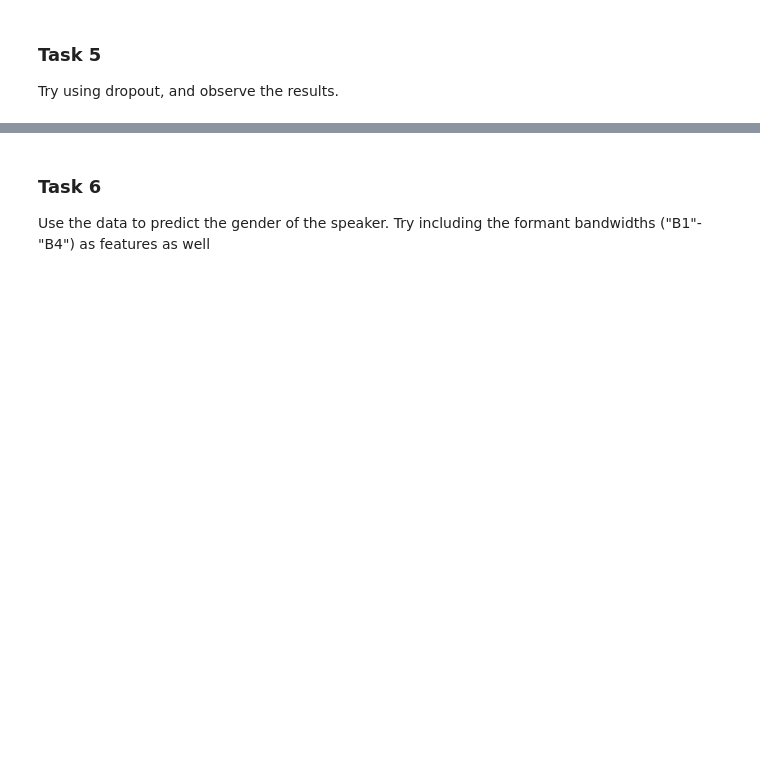
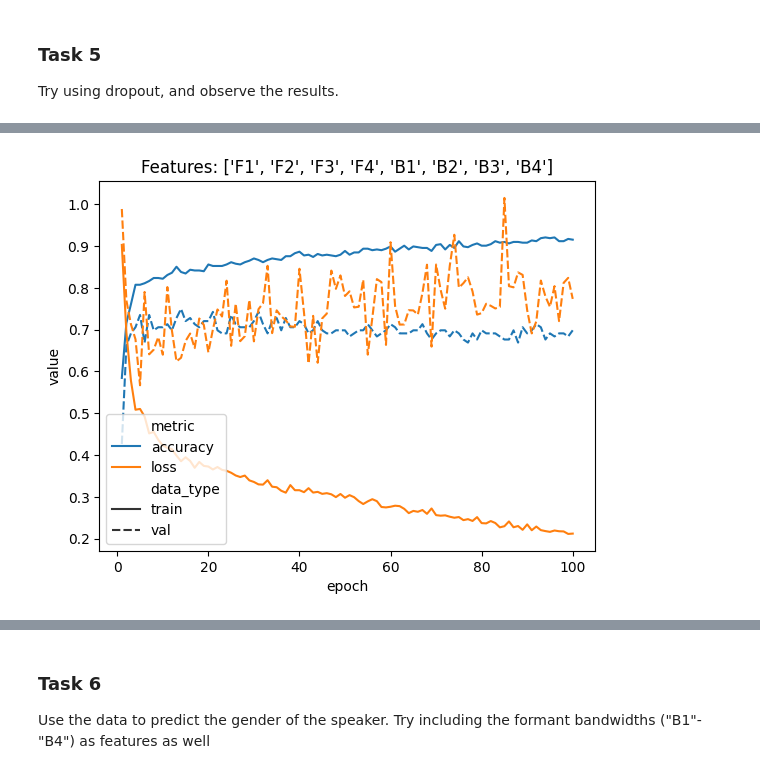
Before and after one commit to PaulimusPrime/TTT4185_Assignments, a Jupyter notebook: TTT4185_Assignment3.ipynb, the cells around one changed output, grey strips where cells are left out. Drawn from its saved outputs; the diff is of its cells as text; code cells hidden in the pictures; blank space fills up the shorter version.

```diff
--- a/TTT4185_Assignment3.ipynb
+++ b/TTT4185_Assignment3.ipynb
@@ -458,0 +469,23 @@ Test Error:
+# %%
+class NeuralNetwork(nn.Module):
+    def __init__(self, input_dim):
+        super().__init__()
+        self.flatten = nn.Flatten()
+        self.linear_relu_stack = nn.Sequential(
+            nn.Linear(input_dim, 256),
+            nn.ReLU(),
+            nn.Dropout(0.6),
+            nn.Linear(256, 128),
+            nn.ReLU(),
+            nn.Dropout(0.4),
+            nn.Linear(128, 64),
+            nn.ReLU(),
+            nn.Dropout(0.3),
+            nn.Linear(64, 3), # output is 3 because that's how many phoneme labels we have
+            #nn.Softmax(dim=1)
+        )
+
+    def forward(self, x):
+        x = self.flatten(x)
+        logits = self.linear_relu_stack(x)
+        return logits
@@ -458,0 +539,6 @@ Test Error:
+# %%
+#model = run_experiment(['F1', 'F2'])
+model = run_experiment(['F1', 'F2', 'F3', 'F4', 'B1', 'B2', 'B3', 'B4'])
+#model = run_experiment(['F1', 'F2', 'F3', 'F4'], epochs=200)
+# %% [output]
+[figure, added]
```
Also changed, not shown: parts of 14 cells of this notebook.
